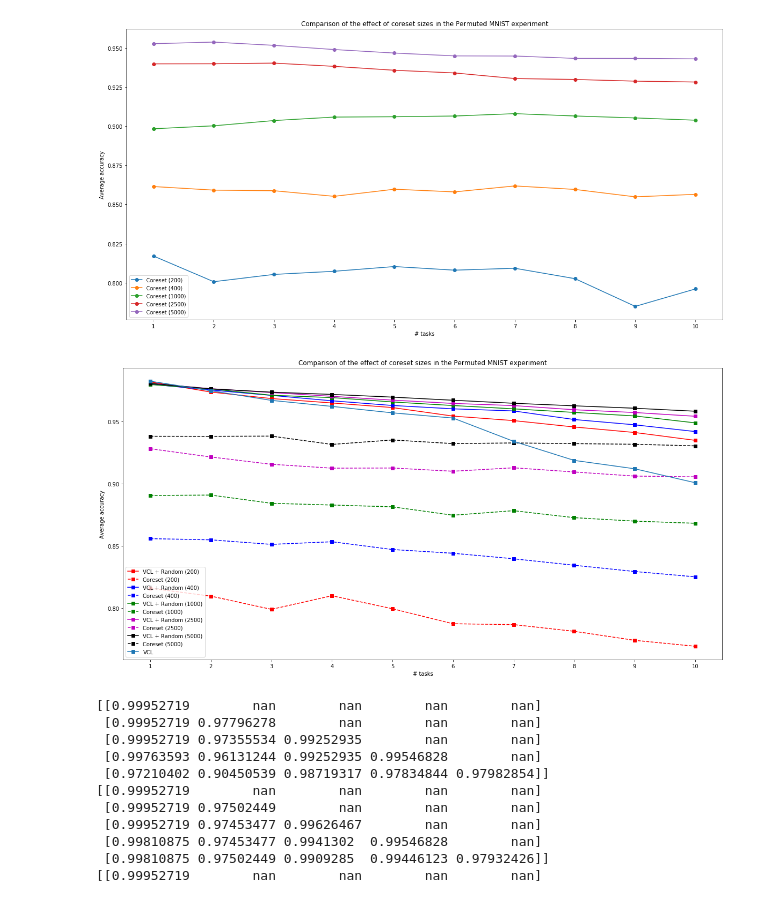
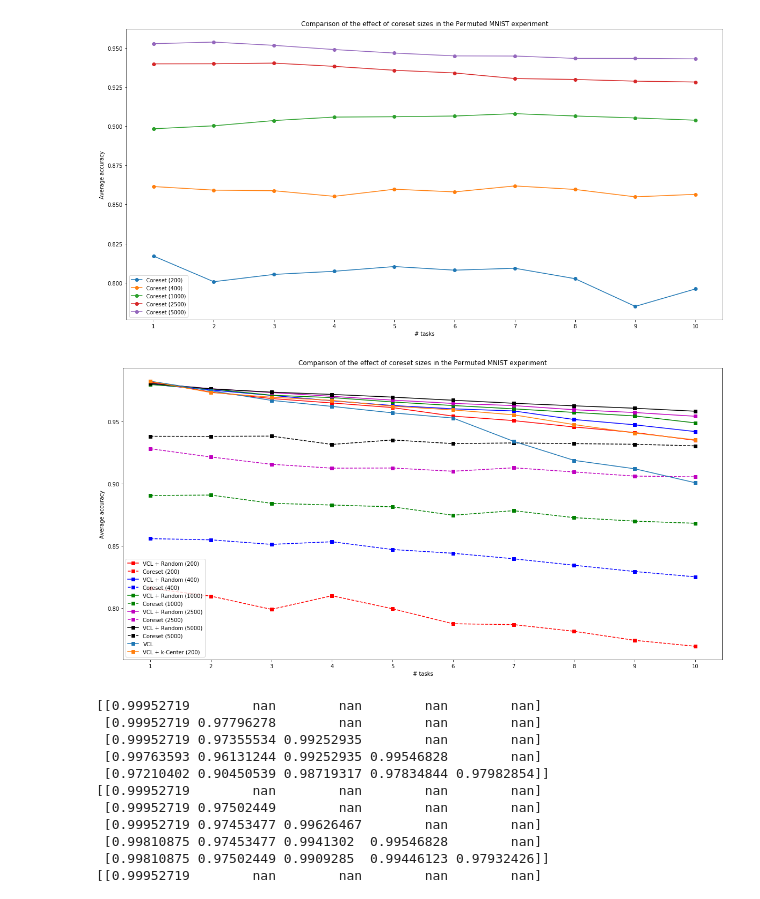
Before and after one commit to guyrom27/VariationalContinualLearning, a Jupyter notebook: Results.ipynb, the cells around one changed output. Drawn from its saved outputs; the diff is of its cells as text; code cells hidden in the pictures.

Commit message:
added k-center result

```diff
--- a/Results.ipynb
+++ b/Results.ipynb
@@ -48,34 +48,40 @@ coreset_sizes = sorted(list(map(int,coreset_sizes)))
 color_coresets = ["r","b","g", "m", "black"]
 for i, coreset_size in enumerate(coreset_sizes):
     color_coreset  = color_coresets[i]
     file_name = "rand-VCL-{}.npy".format(coreset_size)
     label = 'VCL + Random ({})'.format(coreset_size)
     acc_file = np.load(directory + file_name)
     acc_mean_file = np.nanmean(acc_file, 1)
     plt.plot(np.arange(len(acc_mean_file))+1, acc_mean_file, label=label, color =color_coreset ,marker='s')
 
     file_coreset_name = "only-coreset-{}.npy".format(coreset_size)
     label_coreset = 'Coreset ({})'.format(coreset_size)
     acc_coreset_file = np.load(directory + file_coreset_name)
     #for i in range(len(acc_coreset_file)):
     #    acc_coreset_file[i] = acc_coreset_file[i] * np.exp(-i/300)
     acc_mean_coreset_file = np.nanmean(acc_coreset_file, 1)
     plt.plot(np.arange(len(acc_mean_coreset_file))+1, acc_mean_coreset_file, label=label_coreset, linestyle = "--", color=color_coreset, marker='s')
 
 
 file_name = "VCL.npy"
 acc_file = np.load(directory + file_name)
 acc_mean = np.nanmean(acc_file, 1)
 plt.plot(np.arange(len(acc_mean))+1, acc_mean, label="VCL", marker='s')
 
+
+file_name =  "kcen-VCL-200.npy"
+acc_file = np.load(directory + file_name)
+acc_mean = np.nanmean(acc_file, 1)
+plt.plot(np.arange(len(acc_mean))+1, acc_mean, label="VCL + k-Center (200)", marker='s')
+
 ax.set_xticks(range(1, len(acc_mean_file)+1))
 ax.set_ylabel('Average accuracy')
 ax.set_xlabel('# tasks')
 ax.legend()
 plt.title("Comparison of the effect of coreset sizes in the Permuted MNIST experiment")
 plt.show()
 # %% [output]
-[figure, old version]
+[figure, new version]
 # %%
 directory = "discriminative/results/"
 import glob
```
